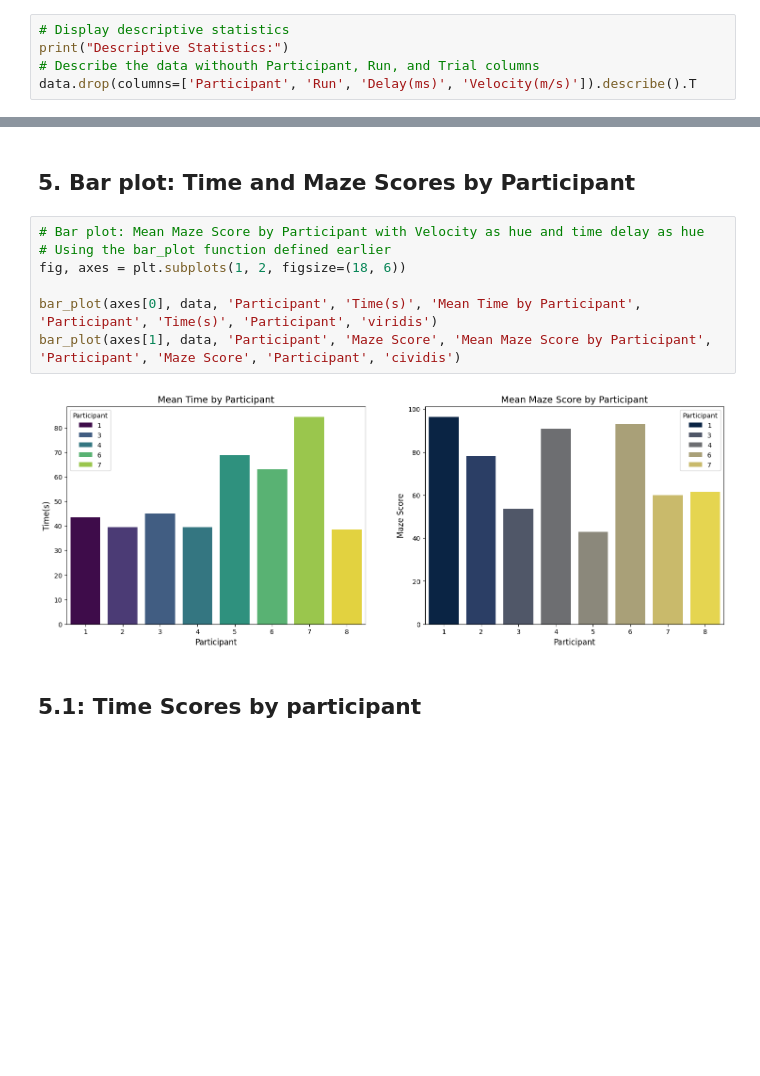
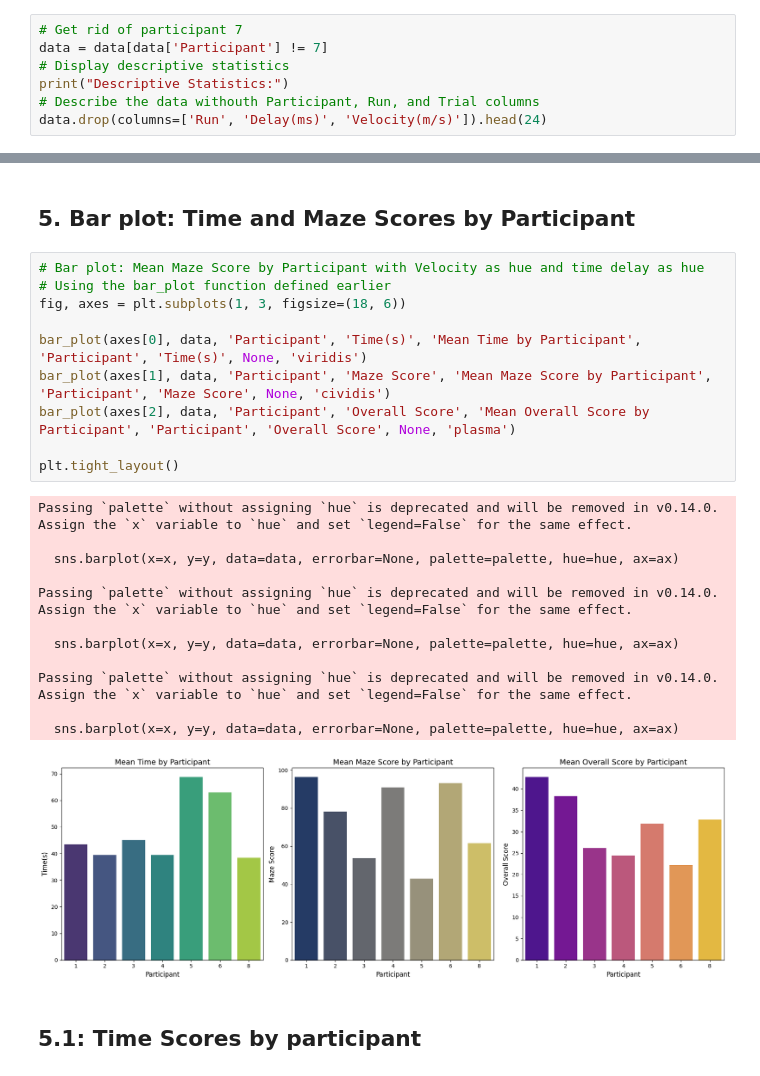
Before and after one commit to Raul-Villegas23/Thesis_python, a Jupyter notebook: experimental-analysis/bonus/bonus_analysis_notebook.ipynb, the cells around one changed output, grey strips where cells are left out. Cells and saved outputs as stored; diff of their text form; blank space fills up the shorter version.

Commit message:
Refactor maze_results.csv and nasa_tlx_results.csv formatting and remove unnecessary columns

```diff
--- a/experimental-analysis/bonus/bonus_analysis_notebook.ipynb
+++ b/experimental-analysis/bonus/bonus_analysis_notebook.ipynb
@@ -23,9 +37,11 @@ data.head()
 # %% [markdown]
 ## 1. Descriptive Statistics
 # %%
+# Get rid of participant 7
+data = data[data['Participant'] != 7]
 # Display descriptive statistics
 print("Descriptive Statistics:")
 # Describe the data withouth Participant, Run, and Trial columns
-data.drop(columns=['Participant', 'Run', 'Delay(ms)', 'Velocity(m/s)']).describe().T
+data.drop(columns=['Run', 'Delay(ms)', 'Velocity(m/s)']).head(24)
 # %% [output]
 Descriptive Statistics:
@@ -212,12 +297,26 @@ plt.show()
 # %%
 # Bar plot: Mean Maze Score by Participant with Velocity as hue and time delay as hue
 # Using the bar_plot function defined earlier
-fig, axes = plt.subplots(1, 2, figsize=(18, 6))
+fig, axes = plt.subplots(1, 3, figsize=(18, 6))
 
-bar_plot(axes[0], data, 'Participant', 'Time(s)', 'Mean Time by Participant', 'Participant', 'Time(s)', 'Participant', 'viridis')
-bar_plot(axes[1], data, 'Participant', 'Maze Score', 'Mean Maze Score by Participant', 'Participant', 'Maze Score', 'Participant', 'cividis')
+bar_plot(axes[0], data, 'Participant', 'Time(s)', 'Mean Time by Participant', 'Participant', 'Time(s)', None, 'viridis')
+bar_plot(axes[1], data, 'Participant', 'Maze Score', 'Mean Maze Score by Participant', 'Participant', 'Maze Score', None, 'cividis')
+bar_plot(axes[2], data, 'Participant', 'Overall Score', 'Mean Overall Score by Participant', 'Participant', 'Overall Score', None, 'plasma')
+
+plt.tight_layout()
 # %% [output]
+Passing `palette` without assigning `hue` is deprecated and will be removed in v0.14.0. Assign the `x` variable to `hue` and set `legend=False` for the same effect.
+
+  sns.barplot(x=x, y=y, data=data, errorbar=None, palette=palette, hue=hue, ax=ax)
+
+Passing `palette` without assigning `hue` is deprecated and will be removed in v0.14.0. Assign the `x` variable to `hue` and set `legend=False` for the same effect.
+
+  sns.barplot(x=x, y=y, data=data, errorbar=None, palette=palette, hue=hue, ax=ax)
+
+Passing `palette` without assigning `hue` is deprecated and will be removed in v0.14.0. Assign the `x` variable to `hue` and set `legend=False` for the same effect.
+
+  sns.barplot(x=x, y=y, data=data, errorbar=None, palette=palette, hue=hue, ax=ax)
-[figure, old version]
+[figure, new version]
 # %% [markdown]
 ## 5.1: Time Scores by participant
 # %%
```
Also changed, not shown: parts of 35 cells of this notebook, 15 other files.
